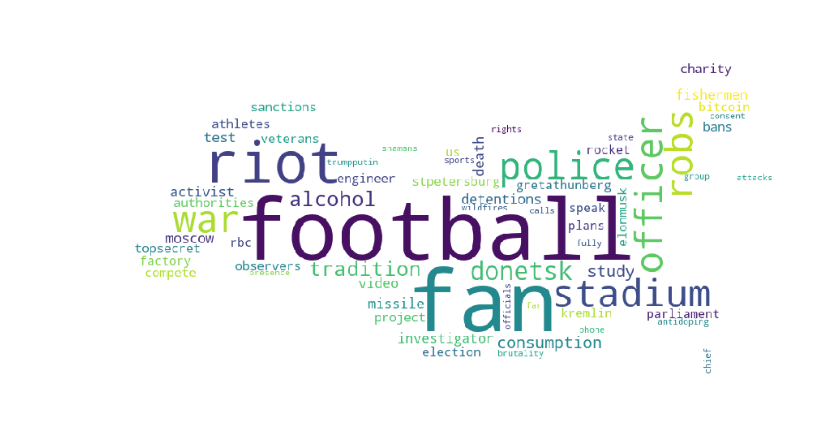
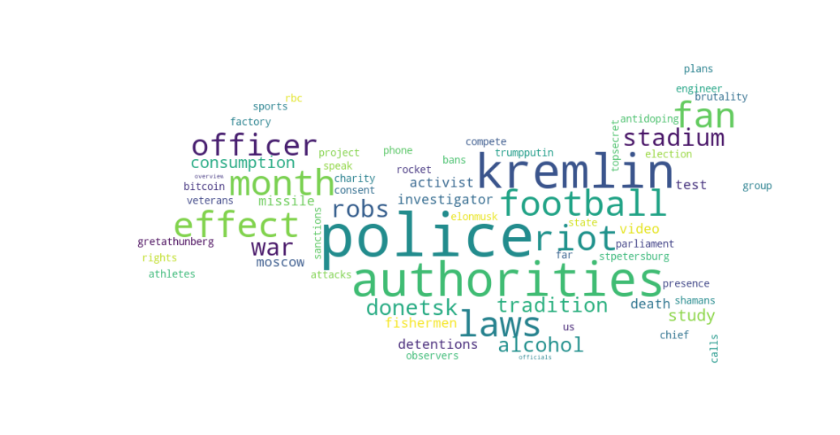
Before and after one commit to Helenagh90/Que_se_cuece_en_Rusia, a Jupyter notebook: web-project.ipynb, the cells around one changed output. Drawn from its saved outputs; the diff is of its cells as text; code cells hidden in the pictures.

```diff
--- a/web-project.ipynb
+++ b/web-project.ipynb
@@ -189,19 +190,33 @@ Top 10 frequencies, excluding stopwords:
-# %%
-'''Visualizamos en formato nube de palabras: (+info en
-https://blog.goodaudience.com/how-to-generate-a-word-cloud-of-any-shape-in-python-7bce27a55f6e)'''
-
-def generate_wordcloud(text, mask_):
-    word_cloud = WordCloud(width = 1000, height = 1000, background_color = "white",
-                           mask = mask_).generate(text)
-    plt.figure(figsize = (12, 12),facecolor = None)
-    plt.imshow(word_cloud)
-    plt.axis("off")
-    plt.tight_layout(pad = 0)
-    plt.show()
-
-mask = np.array(Image.open(requests.get("https://n9.cl/2s8p", stream = True).raw))
-text = ",".join(final_words)
-
-generate_wordcloud(text, mask)
-# %% [output]
-[figure, removed]
+# %%
+# Visualizamos en formato nube de palabras: +info en:
+# https://amueller.github.io/word_cloud/auto_examples/frequency.html#sphx-glr-auto-examples-frequency-py)
+
+def getFrequencyDictForText(lista):
+    fullTermsDict = multidict.MultiDict()
+    tmpDict = {}
+
+    # Pasamos a diccionario:
+    for word in lista:
+        value = tmpDict.get(word, 0)
+        tmpDict[word] = value + 1
+    for key in tmpDict:
+        fullTermsDict.add(key, tmpDict[key])
+    return fullTermsDict
+
+
+def makeImage(diccionario):
+    russian_map_mask = np.array(Image.open(requests.get("https://n9.cl/2s8p", stream = True).raw))
+
+    # Generamos la WordCloud:
+    word_cloud = WordCloud(background_color="white", max_words=1000, mask=russian_map_mask)
+    word_cloud.generate_from_frequencies(diccionario)
+
+    plt.figure(figsize = (12, 12),facecolor = None)
+    plt.imshow(word_cloud, interpolation="bilinear")
+    plt.axis("off")
+    plt.tight_layout(pad = 0)
+    plt.show()
+
+makeImage(getFrequencyDictForText(final_words_list))
+# %% [output]
+[figure, added]
```
Also changed, not shown: parts of 7 cells of this notebook.
